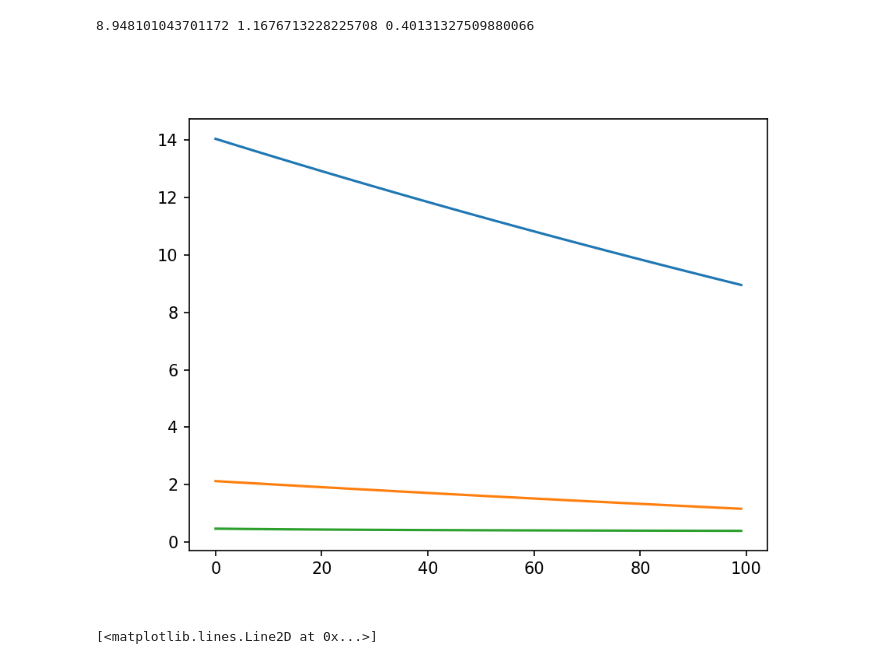
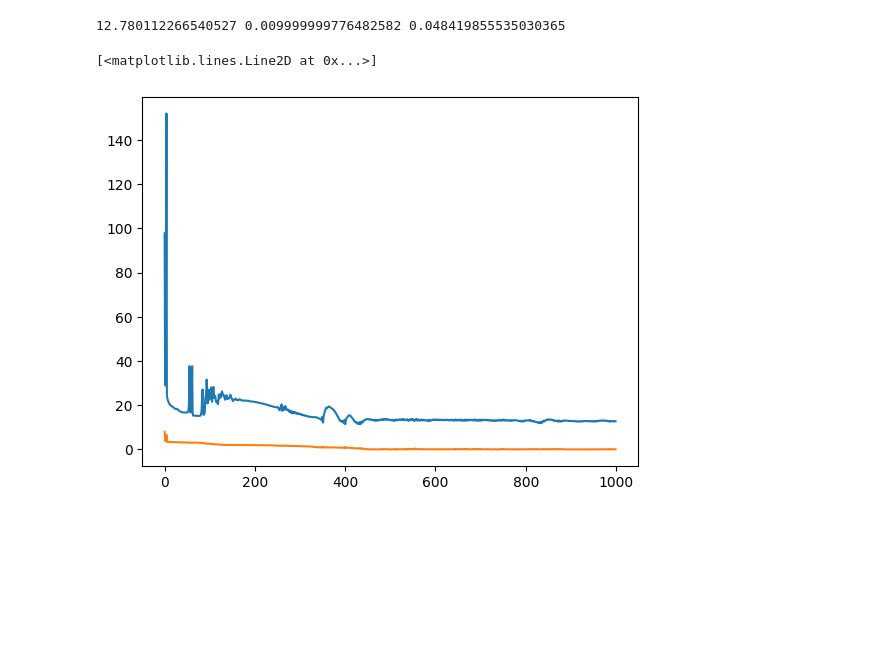
Before and after one commit to powerblo/projects, a Jupyter notebook: 24q2-lab/inveig/spectral.ipynb, the cells around one changed output. Drawn from its saved outputs; the diff is of its cells as text; code cells hidden in the pictures; blank space fills up the shorter version.

```diff
--- a/24q2-lab/inveig/spectral.ipynb
+++ b/24q2-lab/inveig/spectral.ipynb
@@ -83,22 +84,32 @@ class EvalEig(nn.Module):
 # %%
 para = {
         'rm' : 100,
-        'rn' : 1000,
+        'rn' : 2000,
 
         # model
         'mlp' : [10,10,10],
 
         # training
-        'epoch' : 100,
-        'lr' : 1e-4,
+        'epoch' : 1000,
+        'lr' : 1e-2,
 
         # loss regularisation
         'reg0' : 1,
-        'reg1' : 1e2,
+        'reg1' : 0,
         'reg2' : 1e4,
 }
 
 model = EvalEig(para)
 
-evl_tr = -torch.arange(1,10).to(torch.float32)**(-2)
+evl_tr = -torch.arange(1,4).to(torch.float32)**(-2)/4
 model.set_evl(evl_tr)
+# %%
+r = model.r_dsc
+
+rad_tr = torch.stack([2*r*torch.exp(-r), 1/np.sqrt(2)*r*(1-r/2)*torch.exp(-r/2), 2/np.sqrt(27)*r*(1-2*r/3+2*r**2/27)*torch.exp(-r/3)])
+rad_tr_norm = rad_tr / torch.sqrt(torch.sum(rad_tr**2, dim=1).view(-1,1)*model.rm/model.rn)
+
+plt.figure()
+plt.plot(r.detach(), rad_tr_norm[0].detach())
+plt.plot(r.detach(), rad_tr_norm[1].detach())
+plt.plot(r.detach(), rad_tr_norm[2].detach())
@@ -104,0 +119,16 @@ model.set_evl(evl_tr)
+# %%
+optimiser = torch.optim.Adam(model.parameters(), lr = para['lr'])
+epochs = para['epoch']
+pbar = tqdm(range(epochs), desc='Progress', total=epochs, leave = True, position=0, colour='blue')
+
+for e in range(epochs):
+    rad_md = model.ptl_mlp(r.view(-1,1))
+    print(rad_md.shape)
+    print(rad_tr_norm.shape)
+    loss = nn.L1Loss()(rad_md, rad_tr_norm)
+
+    optimiser.zero_grad()
+    loss.backward()
+    optimiser.step()
+
+    pbar.update()
@@ -105,14 +140,12 @@ model.set_evl(evl_tr)
 # %%
-optimiser = torch.optim.Adam(model.parameters(), lr = para['lr'])
-epochs = para['epoch']
 pbar = tqdm(range(epochs), desc='Progress', total=epochs, leave = True, position=0, colour='blue')
 loss_list = [[],[],[]]
 
 for e in range(epochs):
     #with torch.autograd.detect_anomaly():
     ptl_md, rad_md, loss0 = model()
-    #print(loss.item())
-    loss1 = torch.abs(ptl_md[0,-1])
+
+    loss1 = torch.abs(ptl_md[-1])
     loss2 = torch.sqrt(torch.sum(rad_md[:,0]**2 + rad_md[:,-1]**2))
     loss = para['reg0']*loss0 + para['reg1']*loss1 + para['reg2']*loss2
 
@@ -141,11 +178,11 @@ plt.show()
 # %%
 plt.figure()
 j = 0
 print(loss0.item(),loss1.item(),loss2.item())
 plt.plot(np.arange(j,epochs), loss_list[0][j:])
-plt.plot(np.arange(j,epochs), loss_list[1][j:])
+#plt.plot(np.arange(j,epochs), loss_list[1][j:])
 plt.plot(np.arange(j,epochs), loss_list[2][j:])
 # %% [output]
-8.948101043701172 1.1676713228225708 0.40131327509880066
+12.780112266540527 0.009999999776482582 0.048419855535030365
+[<matplotlib.lines.Line2D at 0x...>]
-[figure, old version]
+[figure, new version]
-[<matplotlib.lines.Line2D at 0x...>]
```
Also changed, not shown: parts of 6 cells of this notebook.
